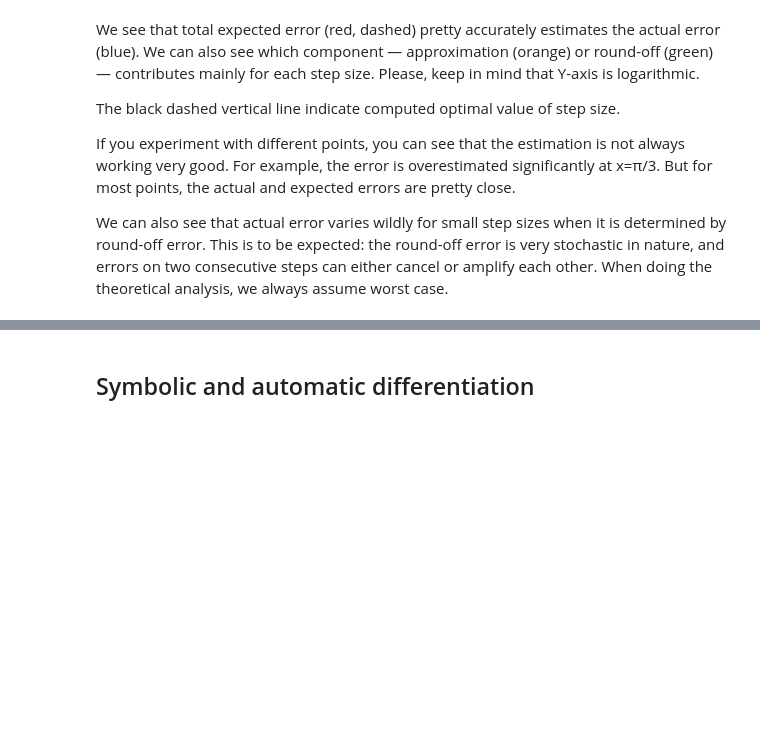
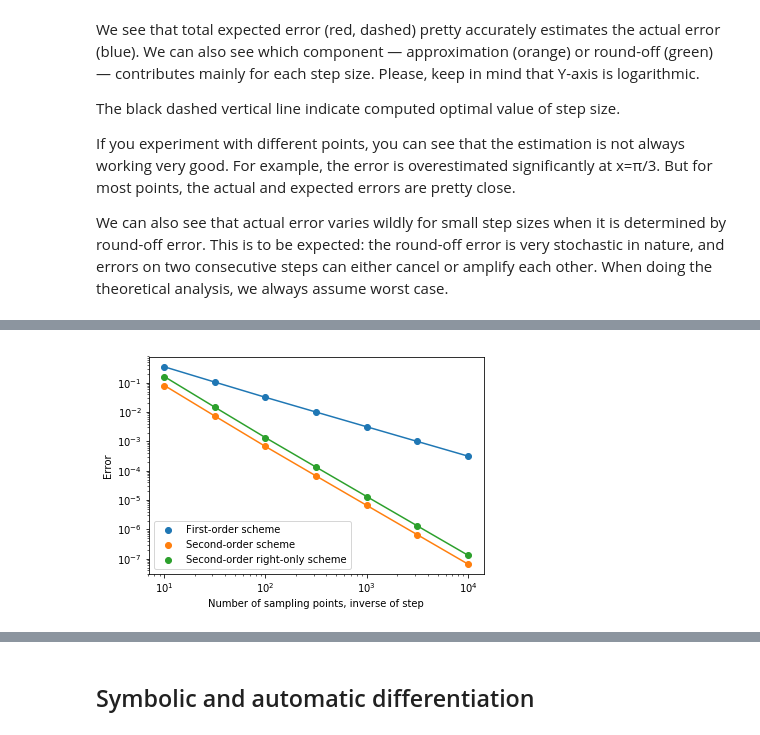
Before and after one commit to al42and/innopolis-s18-hpc, a Jupyter notebook: 2_Numerical_Differentiation/2_Numerical_Differentiation.ipynb, the cells around one changed output, grey strips where cells are left out. Cells and saved outputs as stored; diff of their text form; code cells hidden in the pictures; blank space fills up the shorter version.

```diff
--- a/2_Numerical_Differentiation/2_Numerical_Differentiation.ipynb
+++ b/2_Numerical_Differentiation/2_Numerical_Differentiation.ipynb
@@ -65,0 +114,19 @@ We can also see that actual error varies wildly for small step sizes when it is
+# %%
+e = 1e-18  # Max. measurement error
+ns = 10.0 ** np.arange(1.0, 4.1, 0.5)  # Possible sampling values
+errs = np.array([get_errors(e, n) for n in ns])
+
+plt.scatter(ns, errs[:, 0], label='First-order scheme')
+plt.scatter(ns, errs[:, 2], label='Second-order scheme')
+plt.scatter(ns, errs[:, 4], label='Second-order right-only scheme')
+plt.gca().set_prop_cycle(None)
+plt.plot(ns, errs[:, 1])
+plt.plot(ns, errs[:, 3])
+plt.plot(ns, errs[:, 5])
+plt.legend()
+plt.loglog()
+plt.xlabel('Number of sampling points, inverse of step')
+plt.ylabel('Error')
+plt.show()
+# %% [output]
+[figure, added]
```
Also changed, not shown: parts of 8 cells of this notebook.
